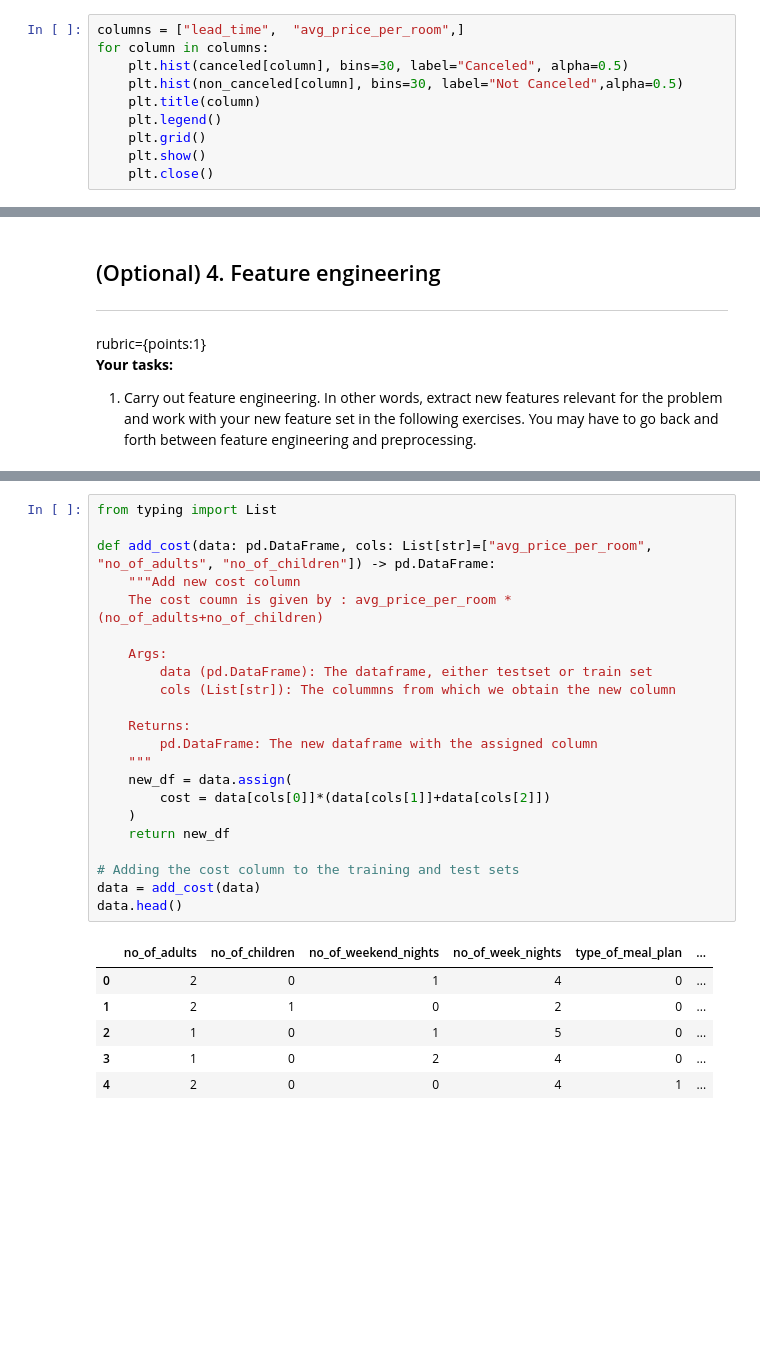
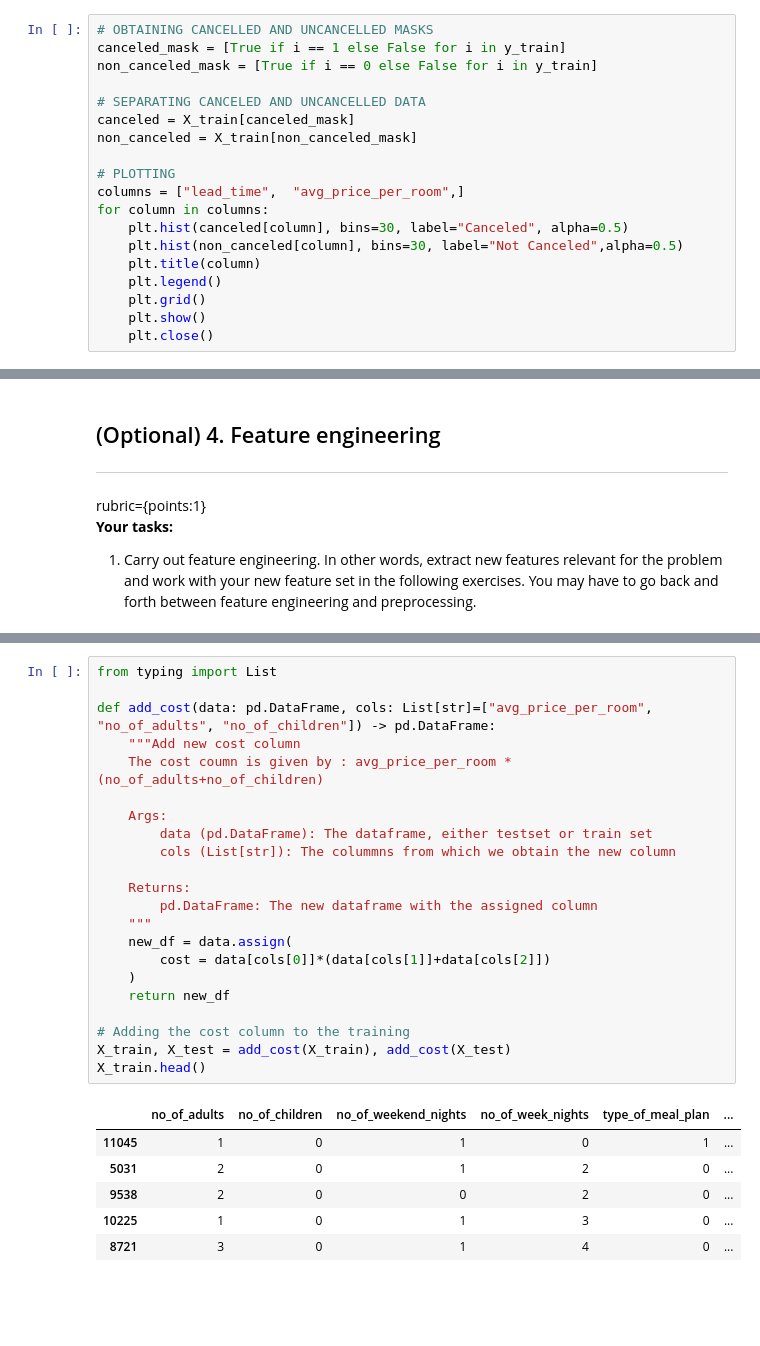
Before and after one commit to Blaise143/CPSC-330-ASSIGNMENTS, a Jupyter notebook: hw6/hw6-starter.ipynb, the cells around one changed output, grey strips where cells are left out. Cells and saved outputs as stored; diff of their text form; blank space fills up the shorter version.

```diff
--- a/hw6/hw6-starter.ipynb
+++ b/hw6/hw6-starter.ipynb
@@ -217,4 +240,13 @@ Name: booking_status, dtype: float64
 # %%
+# OBTAINING CANCELLED AND UNCANCELLED MASKS
+canceled_mask = [True if i == 1 else False for i in y_train]
+non_canceled_mask = [True if i == 0 else False for i in y_train]
+
+# SEPARATING CANCELED AND UNCANCELLED DATA
+canceled = X_train[canceled_mask]
+non_canceled = X_train[non_canceled_mask]
+
+# PLOTTING
 columns = ["lead_time",  "avg_price_per_room",]
 for column in columns:
     plt.hist(canceled[column], bins=30, label="Canceled", alpha=0.5)
@@ -246,32 +287,32 @@ rubric={points:1}
 # %%
 from typing import List
 
 def add_cost(data: pd.DataFrame, cols: List[str]=["avg_price_per_room", "no_of_adults", "no_of_children"]) -> pd.DataFrame:
     """Add new cost column
     The cost coumn is given by : avg_price_per_room * (no_of_adults+no_of_children)
 
     Args:
         data (pd.DataFrame): The dataframe, either testset or train set
         cols (List[str]): The colummns from which we obtain the new column
 
     Returns:
         pd.DataFrame: The new dataframe with the assigned column
     """
     new_df = data.assign(
         cost = data[cols[0]]*(data[cols[1]]+data[cols[2]])
     )
     return new_df
 
-# Adding the cost column to the training and test sets
-data = add_cost(data)
-data.head()
+# Adding the cost column to the training
+X_train, X_test = add_cost(X_train), add_cost(X_test)
+X_train.head()
 # %% [output]
 |  | no_of_adults | no_of_children | no_of_weekend_nights | no_of_week_nights | type_of_meal_plan | ... |
-| 0 | 2 | 0 | 1 | 4 | 0 | ... |
-| 1 | 2 | 1 | 0 | 2 | 0 | ... |
-| 2 | 1 | 0 | 1 | 5 | 0 | ... |
-| 3 | 1 | 0 | 2 | 4 | 0 | ... |
-| 4 | 2 | 0 | 0 | 4 | 1 | ... |
+| 11045 | 1 | 0 | 1 | 0 | 1 | ... |
+| 5031 | 2 | 0 | 1 | 2 | 0 | ... |
+| 9538 | 2 | 0 | 0 | 2 | 0 | ... |
+| 10225 | 1 | 0 | 1 | 3 | 0 | ... |
+| 8721 | 3 | 0 | 1 | 4 | 0 | ... |
 # %% [markdown]
 <br><br>
 # %% [markdown]
```
Also changed, not shown: parts of 62 cells of this notebook.
